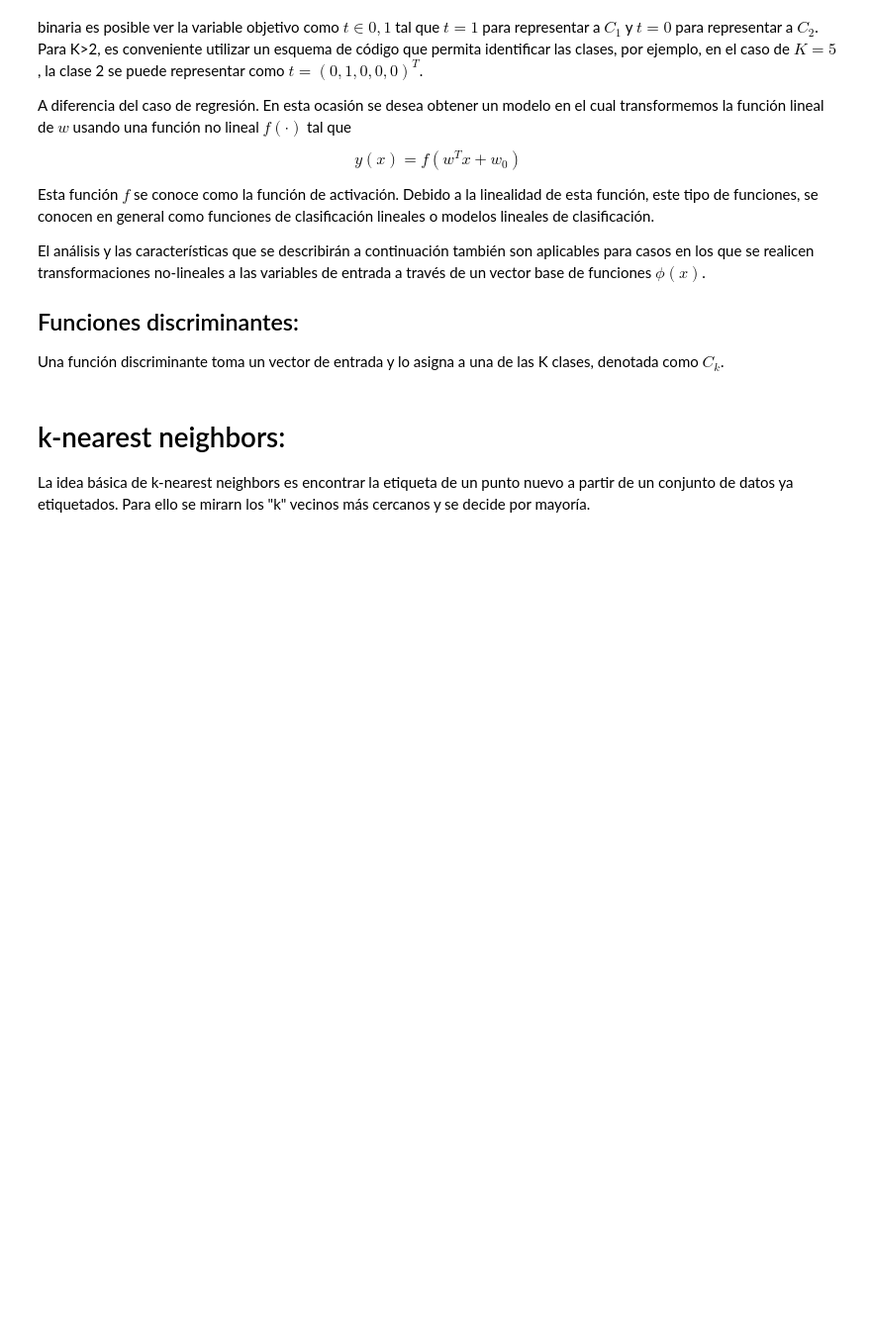
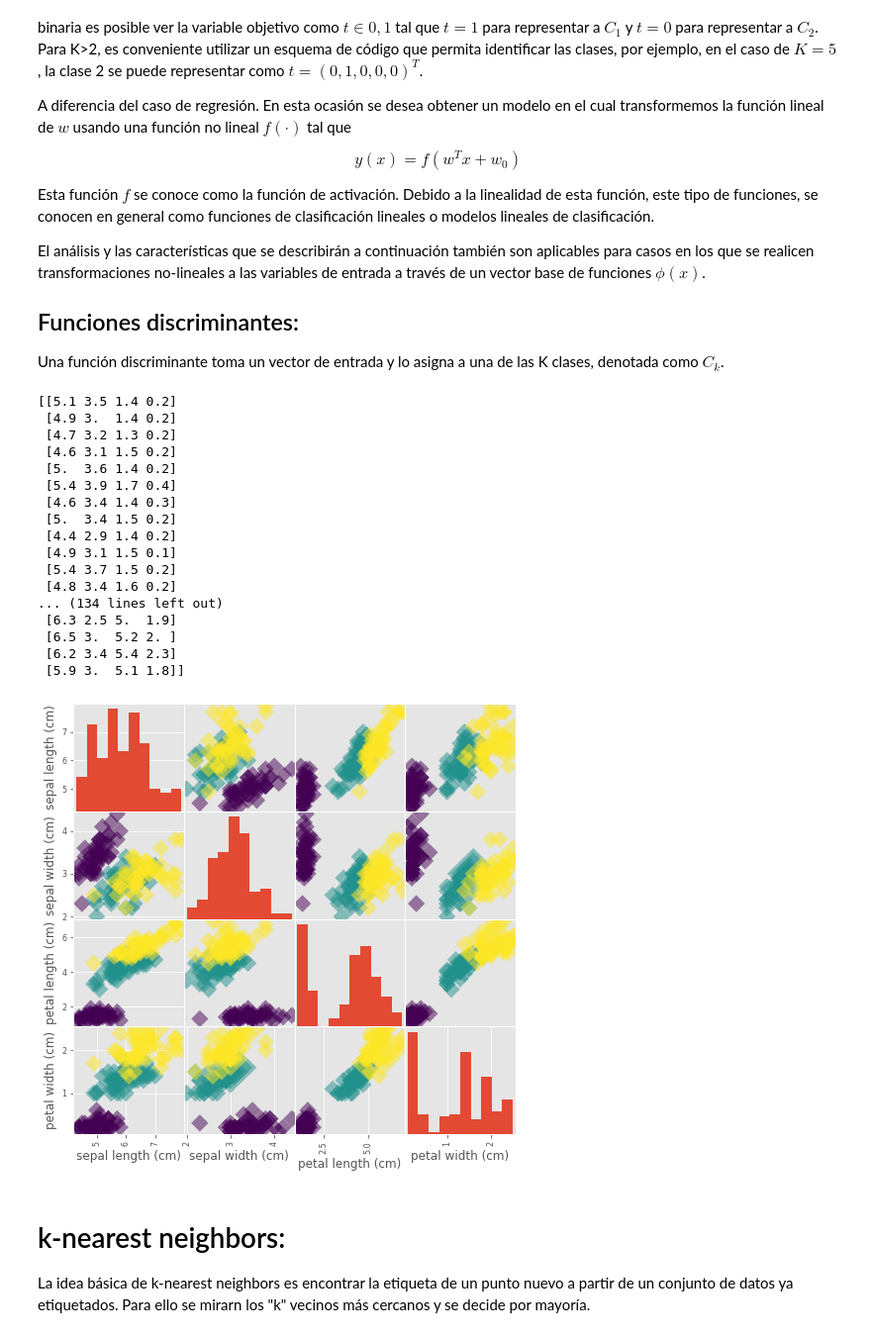
Before and after one commit to Cpicon/DataSciencePythonCourse, a Jupyter notebook: 9ML/2_Clasificacion.ipynb, the cells around one changed output. Shown at 99% size. Saved outputs shown, nothing was run; the diff lists cells and outputs as text; code cells hidden in the pictures; blank space fills up the shorter version.

```diff
--- a/9ML/2_Clasificacion.ipynb
+++ b/9ML/2_Clasificacion.ipynb
@@ -26,6 +26,46 @@ El análisis y las características que se describirán a continuación también
 ## Funciones discriminantes:
 
 Una función discriminante toma un vector de entrada y lo asigna a una de las K clases, denotada como $C_k$.
+# %%
+from sklearn import datasets
+
+import pandas as pd
+import numpy as np
+
+import matplotlib.pyplot as plt
+plt.style.use('ggplot')
+
+iris=datasets.load_iris()
+
+X=iris.data
+y=iris.target
+
+
+#print(X)
+#print(y)
+
+df=pd.DataFrame(X,columns=iris.feature_names)
+
+_=pd.plotting.scatter_matrix(df,c=y,figsize=[8,8],s=150,marker='D')
+# %% [output]
+[[5.1 3.5 1.4 0.2]
+ [4.9 3.  1.4 0.2]
+ [4.7 3.2 1.3 0.2]
+ [4.6 3.1 1.5 0.2]
+ [5.  3.6 1.4 0.2]
+ [5.4 3.9 1.7 0.4]
+ [4.6 3.4 1.4 0.3]
+ [5.  3.4 1.5 0.2]
+ [4.4 2.9 1.4 0.2]
+ [4.9 3.1 1.5 0.1]
+ [5.4 3.7 1.5 0.2]
+ [4.8 3.4 1.6 0.2]
+... (134 lines left out)
+ [6.3 2.5 5.  1.9]
+ [6.5 3.  5.2 2. ]
+ [6.2 3.4 5.4 2.3]
+ [5.9 3.  5.1 1.8]]
+[figure, added]
 # %% [markdown]
 # k-nearest neighbors:
 
```
Also changed, not shown: parts of 6 cells of this notebook.
